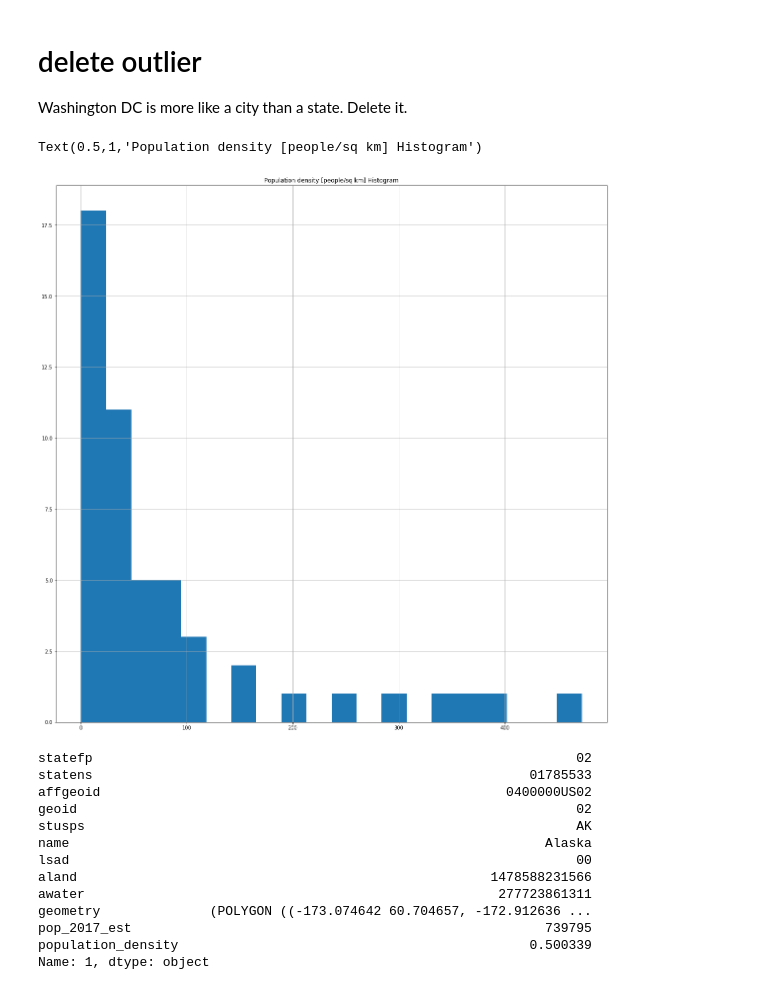
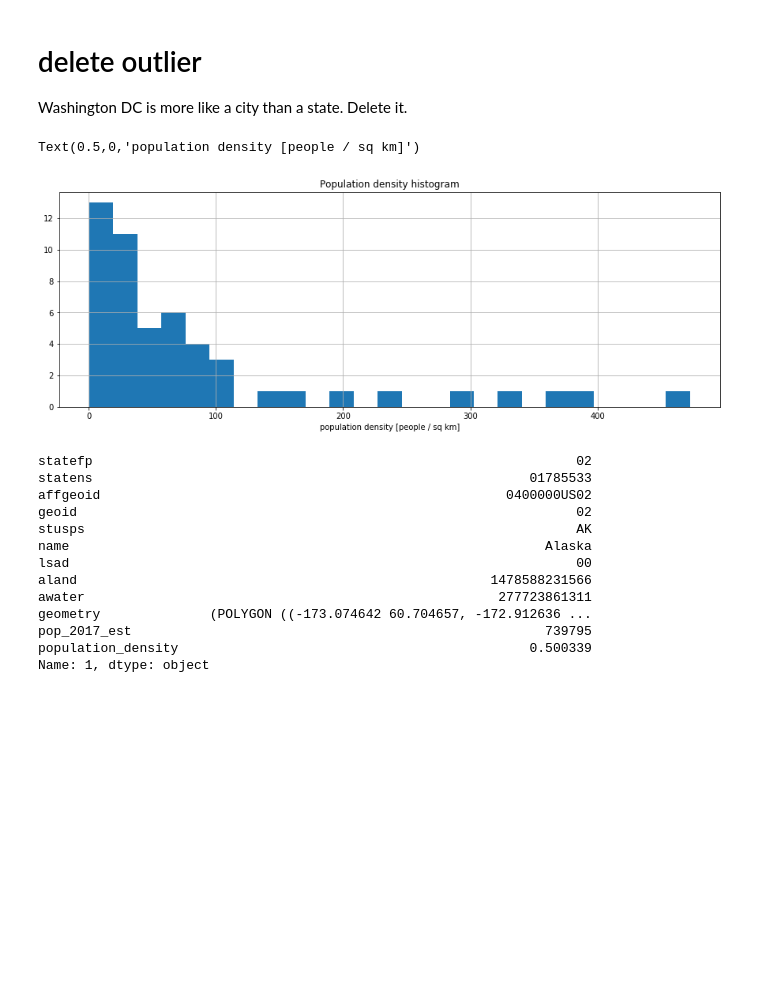
Before and after one commit to beepscore/census_play, a Jupyter notebook: us_states.ipynb, the cells around one changed output. Cells and saved outputs as stored; diff of their text form; code cells hidden in the pictures; blank space fills up the shorter version.

```diff
--- a/us_states.ipynb
+++ b/us_states.ipynb
@@ -173,11 +174,12 @@ Washington DC is more like a city than a state. Delete it.
 # %%
 df_map = df_map[df_map['population_density'] < 4000]
 # %%
-hist = df_map['population_density'].hist(bins=20, figsize=figsize)
-hist.set_title('Population density [people/sq km] Histogram')
+hist = df_map['population_density'].hist(bins=25, figsize=(15, 5))
+hist.set_title('Population density histogram')
+hist.set_xlabel('population density [people / sq km]')
 # %% [output]
-Text(0.5,1,'Population density [people/sq km] Histogram')
+Text(0.5,0,'population density [people / sq km]')
-[figure, old version]
+[figure, new version]
 # %%
 #find state with lowest population density
 df_map.loc[df_map['population_density'].idxmin()]
```
Also changed, not shown: parts of 6 cells of this notebook.
